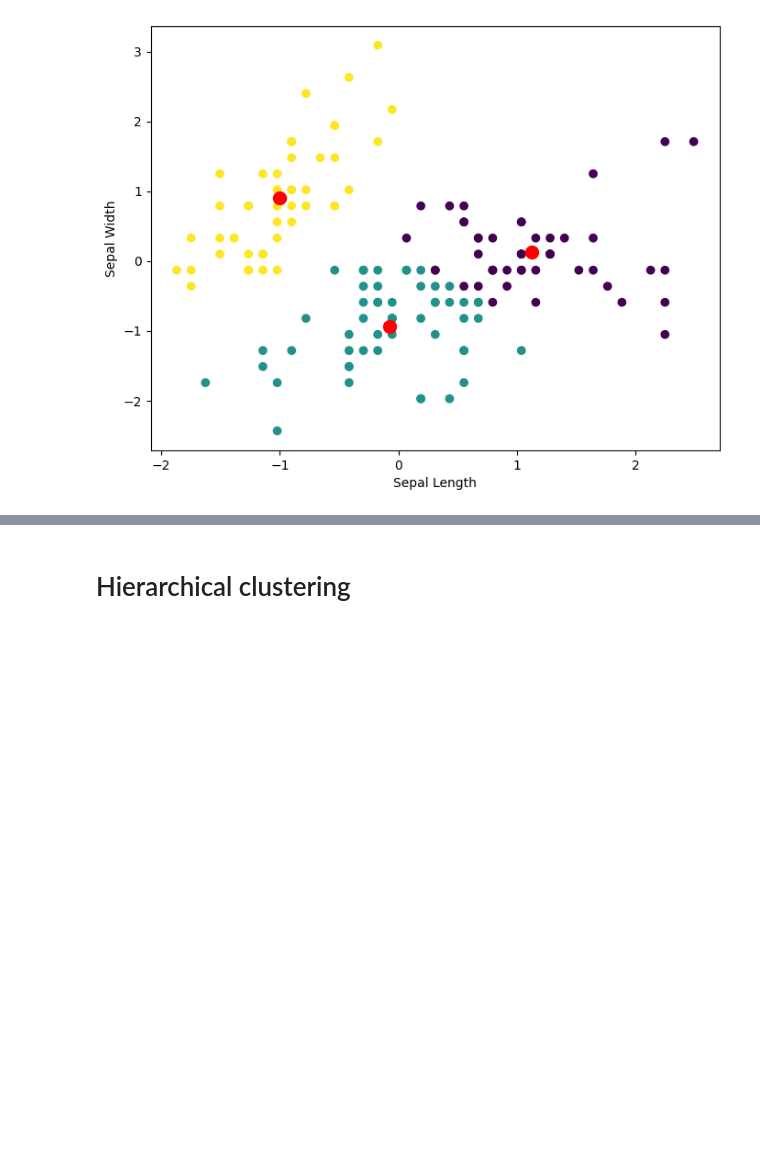
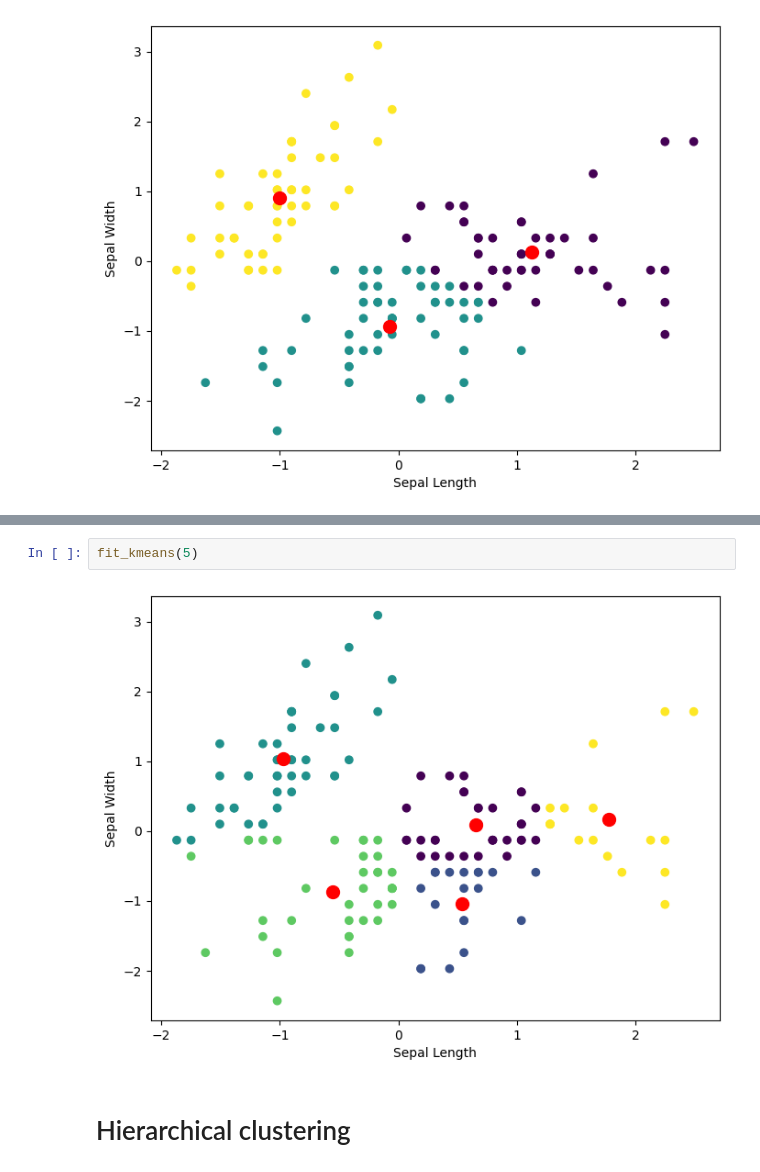
Before and after one commit to yuki172/ait508-assignments, a Jupyter notebook: week 1/week1-clustering-methods.ipynb, the cells around one changed output, grey strips where cells are left out. Drawn from its saved outputs; the diff is of its cells as text; blank space fills up the shorter version.

```diff
--- a/week 1/week1-clustering-methods.ipynb
+++ b/week 1/week1-clustering-methods.ipynb
@@ -61,3 +98,7 @@ plot_points(X, labels, centroids)
+# %%
+fit_kmeans(5)
+# %% [output]
+[figure, added]
 # %% [markdown]
 <h1>Hierarchical clustering</h1>
 # %%
```
Also changed, not shown: parts of 5 cells of this notebook, 3 other files.
